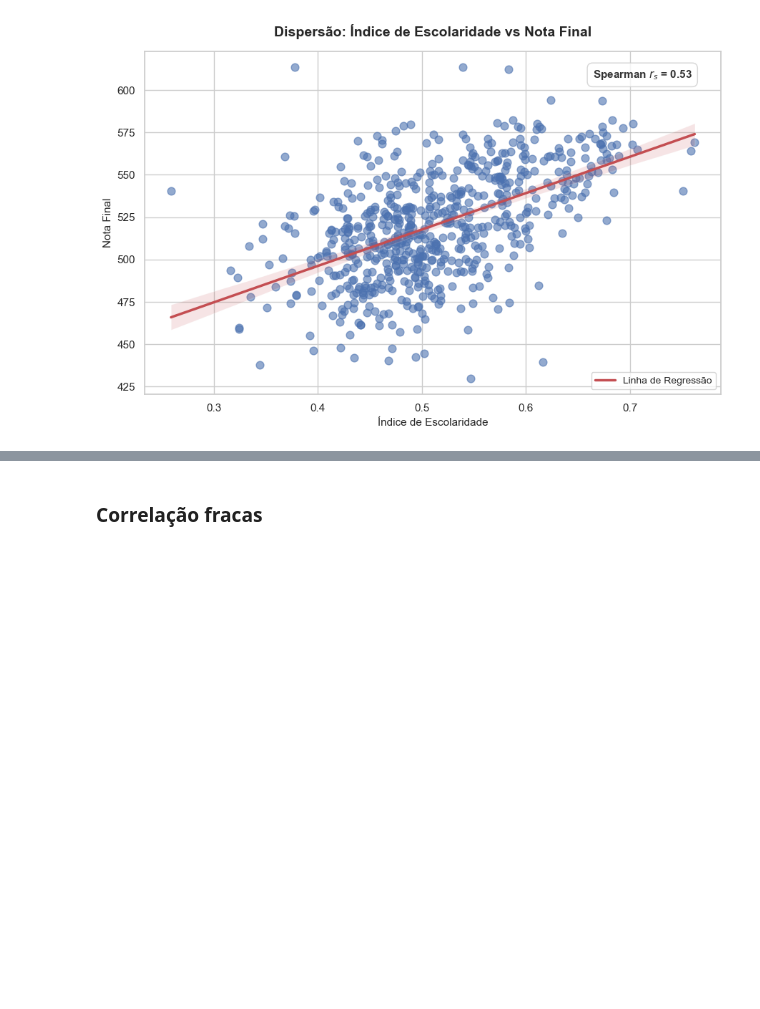
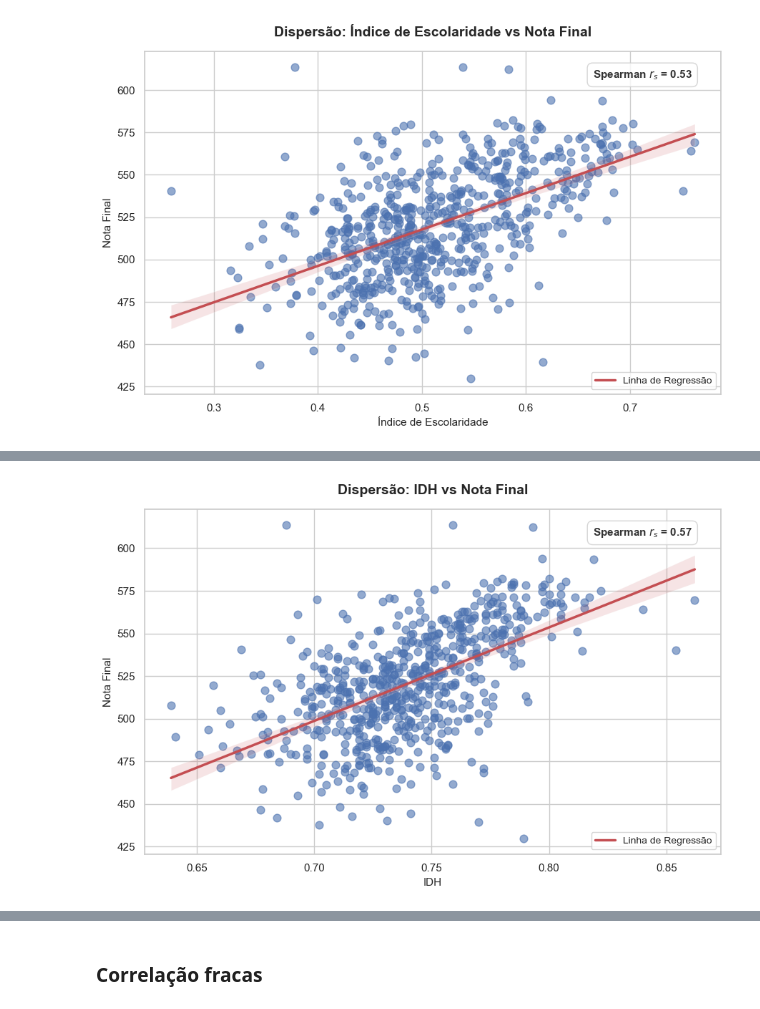
Before and after one commit to lsterra/trabalho_final_metodos_2026, a Jupyter notebook: analise_enem_sp_infraestrutura.ipynb, the cells around one changed output, grey strips where cells are left out. Cells and saved outputs as stored; diff of their text form; code cells hidden in the pictures; blank space fills up the shorter version.

Commit message:
Explicação e descrição em todos os gráficos de dispersão

```diff
--- a/analise_enem_sp_infraestrutura.ipynb
+++ b/analise_enem_sp_infraestrutura.ipynb
@@ -676,0 +683,46 @@ plt.show()
+# %%
+variavel_y = 'nota_final'
+variavel_x = 'idhm'
+nome_y = 'Nota Final'
+nome_x = 'IDH'
+
+# 1. Calcula a correlação de Pearson dinamicamente para essas duas variáveis
+valor_spearman = df_final[variavel_x].corr(df_final[variavel_y], method = 'spearman')
+
+# Configura o estilo visual limpo
+sns.set_theme(style="whitegrid")
+plt.figure(figsize=(9, 6))
+
+# 2. Gera a dispersão com a linha de tendência e adiciona o label para a legenda
+sns.regplot(data=df_final,
+            x=variavel_x,
+            y=variavel_y,
+            color="#4c72b0",
+            scatter_kws={'alpha':0.6, 's':60, 'label': 'Dados Observados'},
+            line_kws={'color':'#c44e52', 'lw':2.5, 'label': 'Linha de Regressão'})
+
+# 3. Adiciona a caixa de texto com o valor de Spearman no canto superior direito
+# transform=ax.transAxes faz com que as coordenadas (0.05 a 0.95) sejam relativas aos eixos do gráfico
+ax = plt.gca()
+texto_spearman = f'Spearman $r_s$ = {valor_spearman:.2f}'
+plt.text(0.95, 0.95, texto_spearman,
+         transform=ax.transAxes,
+         fontsize=11,
+         weight='bold',
+         color='#333333',
+         verticalalignment='top',
+         horizontalalignment='right',
+         bbox=dict(boxstyle='round,pad=0.5', facecolor='white', alpha=0.8, edgecolor='#cccccc'))
+
+# Títulos e rótulos
+plt.title(f'Dispersão: {nome_x} vs {nome_y}', fontsize=14, pad=15, weight='bold')
+plt.xlabel(nome_x, fontsize=11)
+plt.ylabel(nome_y, fontsize=11)
+
+# 4. Ativa a legenda na tela
+plt.legend(loc='lower right', fontsize=10)
+
+plt.tight_layout()
+plt.show()
+# %% [output]
+[figure, added]
```
Also changed, not shown: parts of 17 cells of this notebook.
